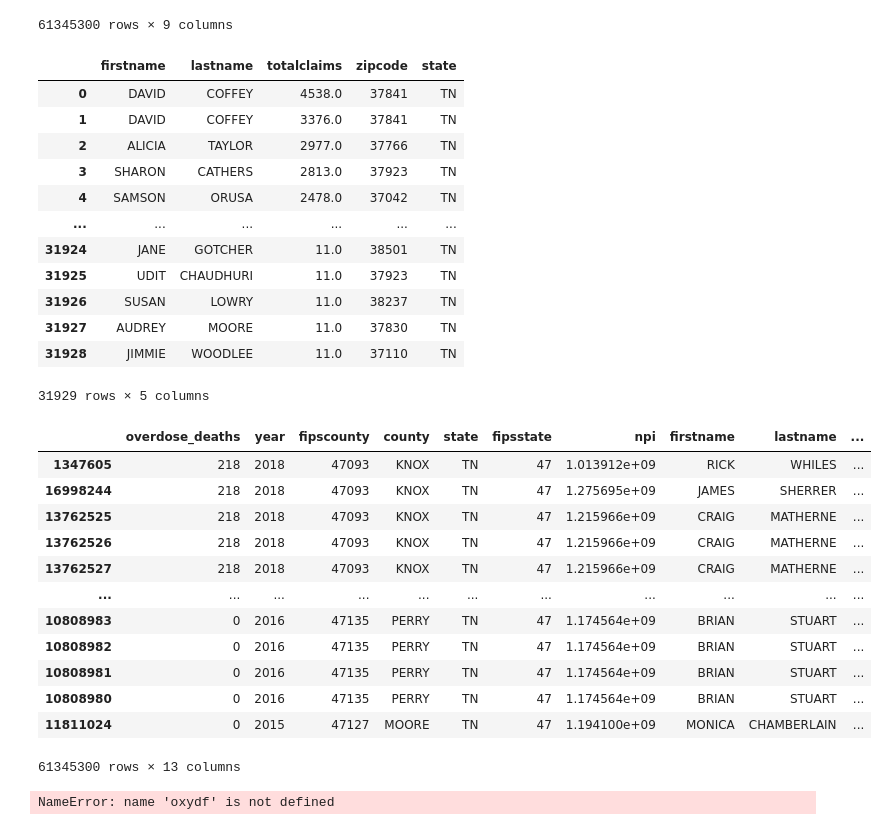
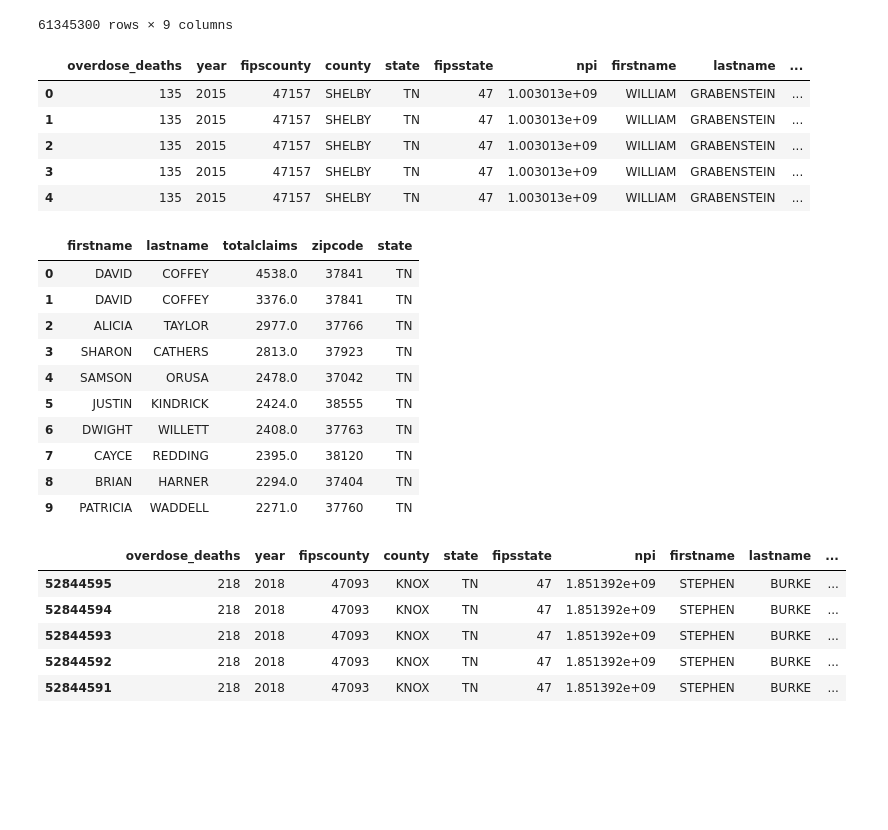
Before and after one commit to NSS-Data-Analytics-Cohort-12/prescribers-python-da12-v2-pandas-pandemonium, a Jupyter notebook: notebooks/prescribers.ipynb, the cells around one changed output. Drawn from its saved outputs; the diff is of its cells as text; code cells hidden in the pictures; blank space fills up the shorter version.

```diff
--- a/notebooks/prescribers.ipynb
+++ b/notebooks/prescribers.ipynb
@@ -179,7 +181,7 @@ countpop1 = countpop1.rename(columns = {
     'nppes_provider_last_org_name': 'lastname',
     'total_claim_count': 'totalclaims',
     'nppes_provider_zip5': 'zipcode',
-    'nppes_provider_state': 'state',})
+    'nppes_provider_state': 'state', 'county':'county'})
 countpop1.head()
 # %% [output]
 |  | npi | firstname | lastname | totalclaims | zipcode | state |
@@ -395,11 +397,20 @@ oddddeaths.drop(columns = ['year', 'fipscounty', 'fipsstate', 'npi'])
 | 61345298 | 3 | BLEDSOE | TN | SHELIA | THOMAS | 42.0 | 38119 | OXYCODONE-ACETAMINOPHEN | OXYCODONE HCL/ACETAMINOPHEN |
 | 61345299 | 3 | BLEDSOE | TN | SHELIA | THOMAS | 42.0 | 38119 | HYDROCODONE-ACETAMINOPHEN | HYDROCODONE/ACETAMINOPHEN |
 61345300 rows × 9 columns
+# %%
+oddddeaths.head()
+# %% [output]
+|  | overdose_deaths | year | fipscounty | county | state | fipsstate | npi | firstname | lastname | ... |
+| 0 | 135 | 2015 | 47157 | SHELBY | TN | 47 | 1.003013e+09 | WILLIAM | GRABENSTEIN | ... |
+| 1 | 135 | 2015 | 47157 | SHELBY | TN | 47 | 1.003013e+09 | WILLIAM | GRABENSTEIN | ... |
+| 2 | 135 | 2015 | 47157 | SHELBY | TN | 47 | 1.003013e+09 | WILLIAM | GRABENSTEIN | ... |
+| 3 | 135 | 2015 | 47157 | SHELBY | TN | 47 | 1.003013e+09 | WILLIAM | GRABENSTEIN | ... |
+| 4 | 135 | 2015 | 47157 | SHELBY | TN | 47 | 1.003013e+09 | WILLIAM | GRABENSTEIN | ... |
 # %%
 oxy = oddddeaths.sort_values('overdose_deaths', ascending=False)
 # %%
 # 2 Who are the top opioid prescibers for the state of Tennessee?
-topprescribers
+topprescribers.head(10)
 # %% [output]
 |  | firstname | lastname | totalclaims | zipcode | state |
 | 0 | DAVID | COFFEY | 4538.0 | 37841 | TN |
@@ -407,31 +418,19 @@ topprescribers
 | 2 | ALICIA | TAYLOR | 2977.0 | 37766 | TN |
 | 3 | SHARON | CATHERS | 2813.0 | 37923 | TN |
 | 4 | SAMSON | ORUSA | 2478.0 | 37042 | TN |
-| ... | ... | ... | ... | ... | ... |
-| 31924 | JANE | GOTCHER | 11.0 | 38501 | TN |
-| 31925 | UDIT | CHAUDHURI | 11.0 | 37923 | TN |
-| 31926 | SUSAN | LOWRY | 11.0 | 38237 | TN |
-| 31927 | AUDREY | MOORE | 11.0 | 37830 | TN |
-| 31928 | JIMMIE | WOODLEE | 11.0 | 37110 | TN |
+| 5 | JUSTIN | KINDRICK | 2424.0 | 38555 | TN |
+| 6 | DWIGHT | WILLETT | 2408.0 | 37763 | TN |
+| 7 | CAYCE | REDDING | 2395.0 | 38120 | TN |
+| 8 | BRIAN | HARNER | 2294.0 | 37404 | TN |
+| 9 | PATRICIA | WADDELL | 2271.0 | 37760 | TN |
-31929 rows × 5 columns
 # %%
 # 5 Is there any association between a particular type of opioid and number of overdose deaths?
-oxy
+oxy = oxy.head(20000)
+oxy.tail()
 # %% [output]
 |  | overdose_deaths | year | fipscounty | county | state | fipsstate | npi | firstname | lastname | ... |
-| 1347605 | 218 | 2018 | 47093 | KNOX | TN | 47 | 1.013912e+09 | RICK | WHILES | ... |
-| 16998244 | 218 | 2018 | 47093 | KNOX | TN | 47 | 1.275695e+09 | JAMES | SHERRER | ... |
-| 13762525 | 218 | 2018 | 47093 | KNOX | TN | 47 | 1.215966e+09 | CRAIG | MATHERNE | ... |
-| 13762526 | 218 | 2018 | 47093 | KNOX | TN | 47 | 1.215966e+09 | CRAIG | MATHERNE | ... |
-| 13762527 | 218 | 2018 | 47093 | KNOX | TN | 47 | 1.215966e+09 | CRAIG | MATHERNE | ... |
-| ... | ... | ... | ... | ... | ... | ... | ... | ... | ... | ... |
-| 10808983 | 0 | 2016 | 47135 | PERRY | TN | 47 | 1.174564e+09 | BRIAN | STUART | ... |
-| 10808982 | 0 | 2016 | 47135 | PERRY | TN | 47 | 1.174564e+09 | BRIAN | STUART | ... |
-| 10808981 | 0 | 2016 | 47135 | PERRY | TN | 47 | 1.174564e+09 | BRIAN | STUART | ... |
-| 10808980 | 0 | 2016 | 47135 | PERRY | TN | 47 | 1.174564e+09 | BRIAN | STUART | ... |
-| 11811024 | 0 | 2015 | 47127 | MOORE | TN | 47 | 1.194100e+09 | MONICA | CHAMBERLAIN | ... |
+| 52844595 | 218 | 2018 | 47093 | KNOX | TN | 47 | 1.851392e+09 | STEPHEN | BURKE | ... |
+| 52844594 | 218 | 2018 | 47093 | KNOX | TN | 47 | 1.851392e+09 | STEPHEN | BURKE | ... |
+| 52844593 | 218 | 2018 | 47093 | KNOX | TN | 47 | 1.851392e+09 | STEPHEN | BURKE | ... |
+| 52844592 | 218 | 2018 | 47093 | KNOX | TN | 47 | 1.851392e+09 | STEPHEN | BURKE | ... |
+| 52844591 | 218 | 2018 | 47093 | KNOX | TN | 47 | 1.851392e+09 | STEPHEN | BURKE | ... |
-61345300 rows × 13 columns
-# %%
-oxy.to_csv(oxydf.csv)
-# %% [output]
-NameError: name 'oxydf' is not defined
```
Also changed, not shown: parts of 7 cells of this notebook.
